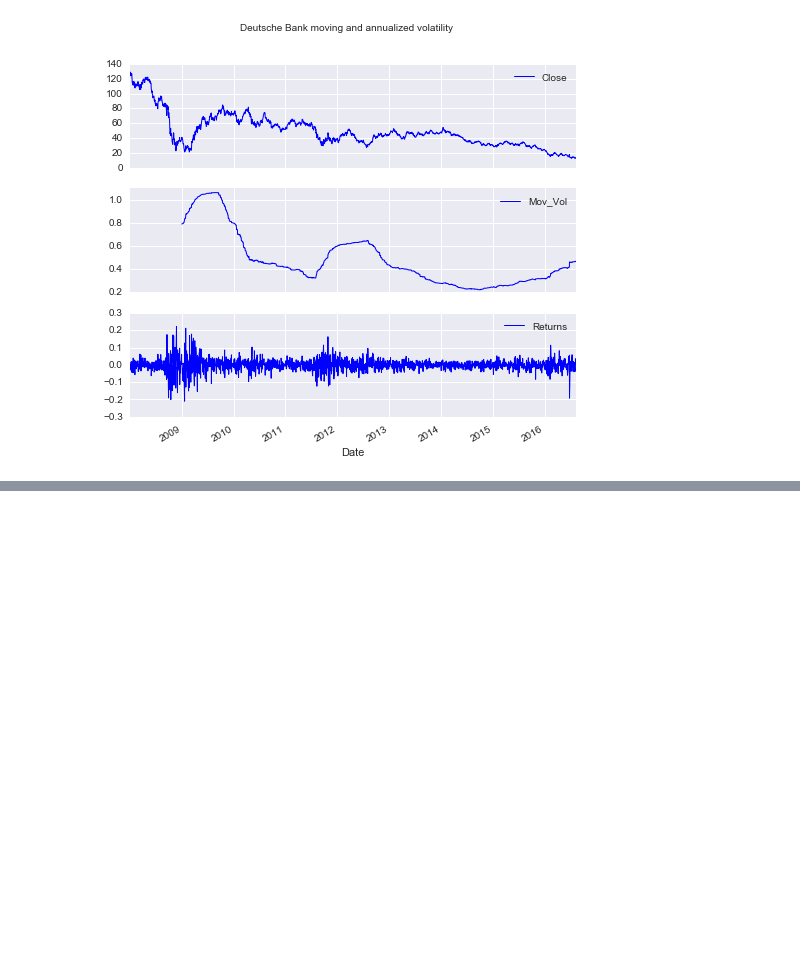
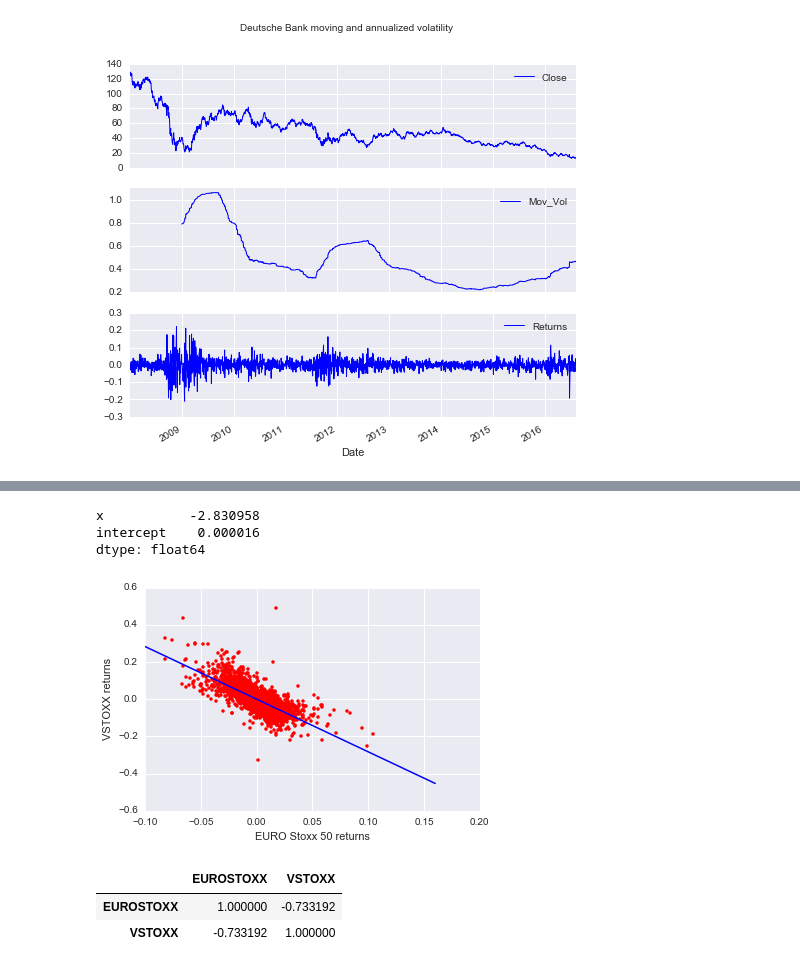
Before and after one commit to eliekawerk/trading, a Jupyter notebook: WorkingTitle.ipynb, the cells around one changed output, grey strips where cells are left out. Saved outputs shown, nothing was run; the diff lists cells and outputs as text; code cells hidden in the pictures; blank space fills up the shorter version.

```diff
--- a/WorkingTitle.ipynb
+++ b/WorkingTitle.ipynb
@@ -120,0 +224,6 @@ db[['Close', 'Mov_Vol', 'Returns']].plot(subplots=True, style='b', figsize=(8,7)
+# %%
+import statsmodels.api as sm
+xdat = returns['EUROSTOXX'][:-100]
+ydat = returns['VSTOXX'][:-100]
+model = pd.ols(y=ydat, x=xdat)
+model
@@ -120,0 +248,24 @@ db[['Close', 'Mov_Vol', 'Returns']].plot(subplots=True, style='b', figsize=(8,7)
+# %%
+#Lets look at our coefficients
+model.beta
+# %% [output]
+x           -2.830958
+intercept    0.000016
+dtype: float64
+# %%
+plt.plot(xdat,ydat, 'r.')
+ax = plt.axis()
+x = np.linspace(ax[0], ax[1] + 0.01)
+plt.plot(x, model.beta[1] + model.beta[0] * x, 'b', lw=1.5);
+plt.grid(True)
+plt.xlabel('EURO Stoxx 50 returns');
+plt.ylabel('VSTOXX returns');
+# %% [output]
+[figure, added]
+# %%
+#Lets look at the covariance matrix
+returns.corr()
+# %% [output]
+|  | EUROSTOXX | VSTOXX |
+| EUROSTOXX | 1.000000 | -0.733192 |
+| VSTOXX | -0.733192 | 1.000000 |
```
Also changed, not shown: parts of 18 cells of this notebook.
